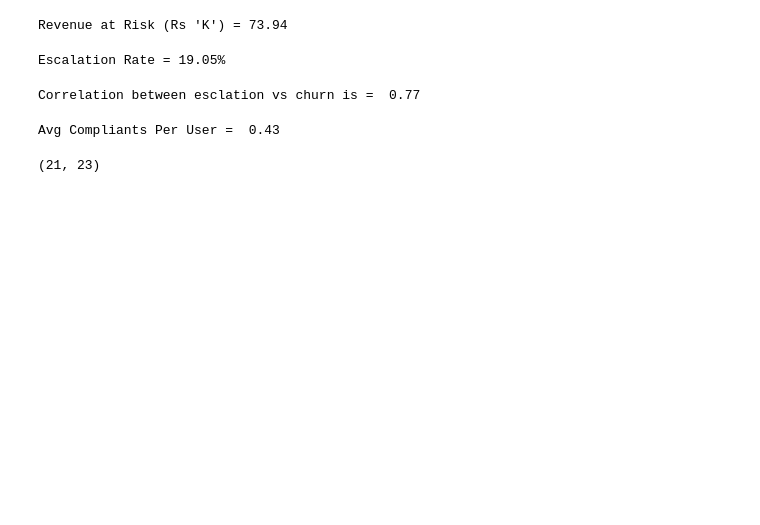
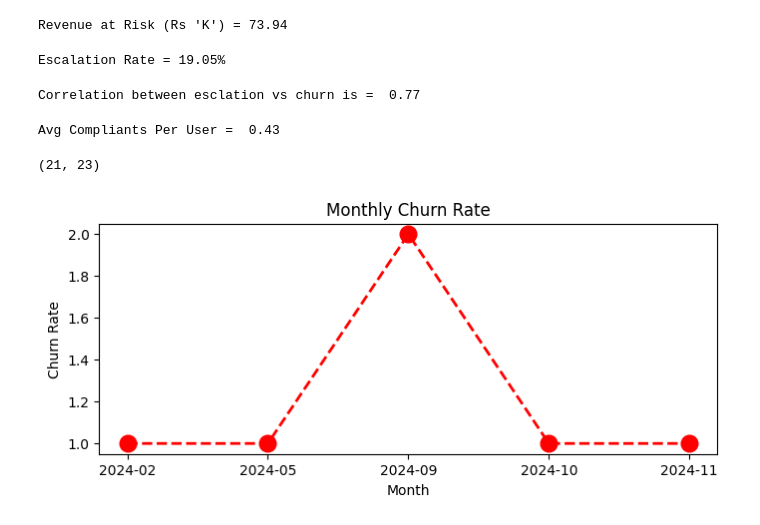
Before and after one commit to Master66999/data-science-and-analysis-, a Jupyter notebook: data.ipynb, the cells around one changed output. Saved outputs shown, nothing was run; the diff lists cells and outputs as text; code cells hidden in the pictures; blank space fills up the shorter version.

```diff
--- a/data.ipynb
+++ b/data.ipynb
@@ -359,3 +359,18 @@ df['churn_risk'] = np.select(conditions, choices, default='unkown')
 df.shape
 # %% [output]
 (21, 23)
+# %%
+df_visual = df.copy()
+# %%
+df_visual['cancellation_month'] = df_visual['cancellation_date'].dt.to_period('M')
+churn_trend=df_visual[df_visual['churn_flag'] ==1 ].groupby('cancellation_month').size()
+# %%
+plt.figure(figsize=(8,3))
+plt.plot(churn_trend.index.astype(str),churn_trend.values,marker='o',color='red',linestyle='dashed',linewidth='2',markersize=12)
+plt.xlabel('Month')
+plt.ylabel('Churn Rate')
+plt.title('Monthly Churn Rate')
+
+plt.show()
+# %% [output]
+[figure, added]
```
Also changed, not shown: parts of 3 cells of this notebook.
